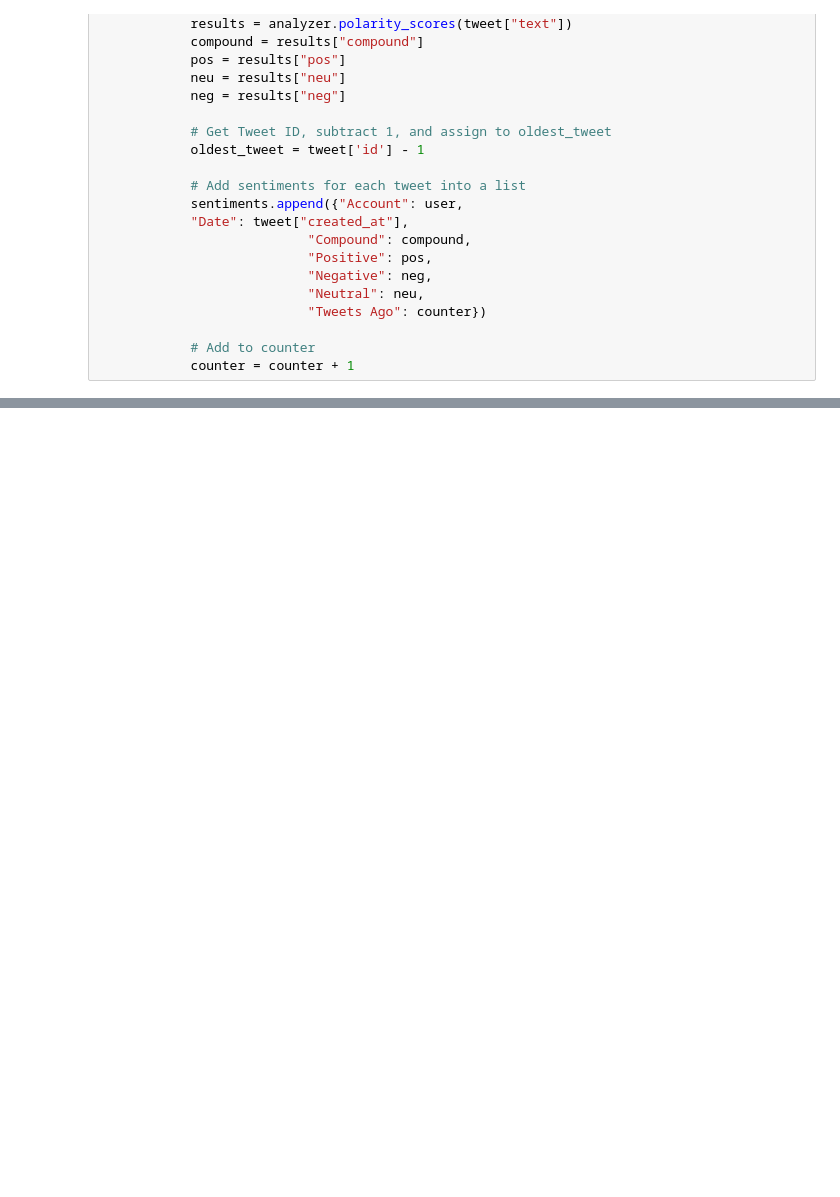
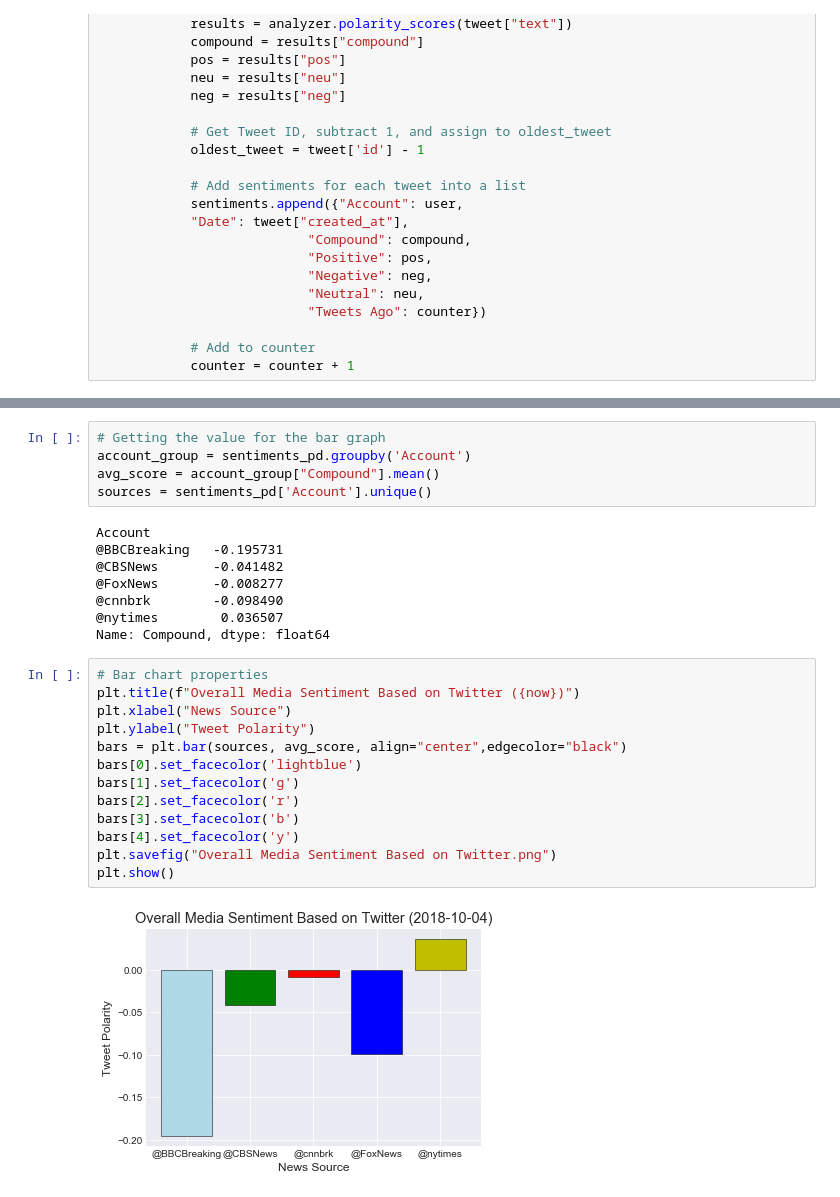
Before and after one commit to candytiu/news_mood, a Jupyter notebook: News_mood.ipynb, the cells around one changed output, grey strips where cells are left out. Drawn from its saved outputs; the diff is of its cells as text; blank space fills up the shorter version.

```diff
--- a/News_mood.ipynb
+++ b/News_mood.ipynb
@@ -102,0 +100,28 @@ plt.show()
+# %%
+# Getting the value for the bar graph
+account_group = sentiments_pd.groupby('Account')
+avg_score = account_group["Compound"].mean()
+sources = sentiments_pd['Account'].unique()
+# %% [output]
+Account
+@BBCBreaking   -0.195731
+@CBSNews       -0.041482
+@FoxNews       -0.008277
+@cnnbrk        -0.098490
+@nytimes        0.036507
+Name: Compound, dtype: float64
+# %%
+# Bar chart properties
+plt.title(f"Overall Media Sentiment Based on Twitter ({now})")
+plt.xlabel("News Source")
+plt.ylabel("Tweet Polarity")
+bars = plt.bar(sources, avg_score, align="center",edgecolor="black")
+bars[0].set_facecolor('lightblue')
+bars[1].set_facecolor('g')
+bars[2].set_facecolor('r')
+bars[3].set_facecolor('b')
+bars[4].set_facecolor('y')
+plt.savefig("Overall Media Sentiment Based on Twitter.png")
+plt.show()
+# %% [output]
+[figure, added]
```
Also changed, not shown: parts of 4 cells of this notebook, 3 other files.
